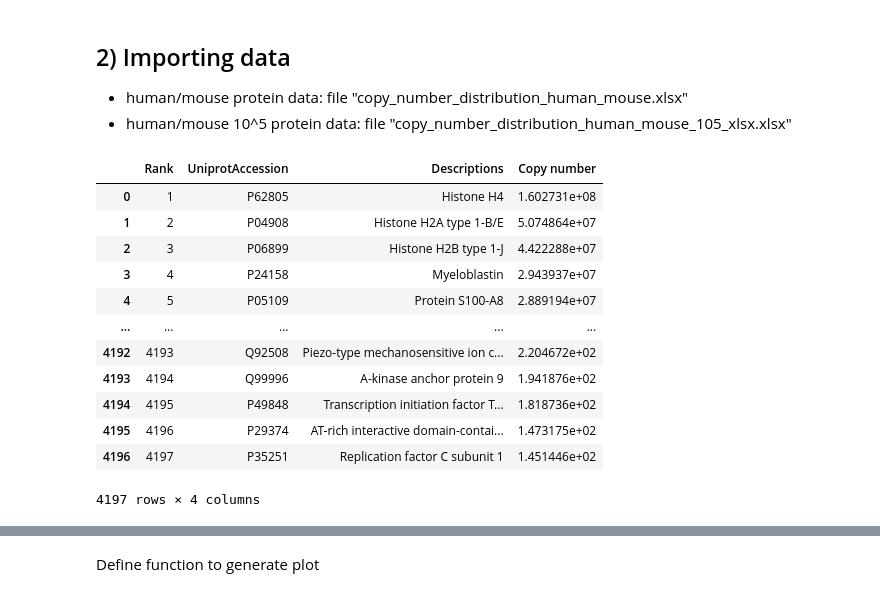
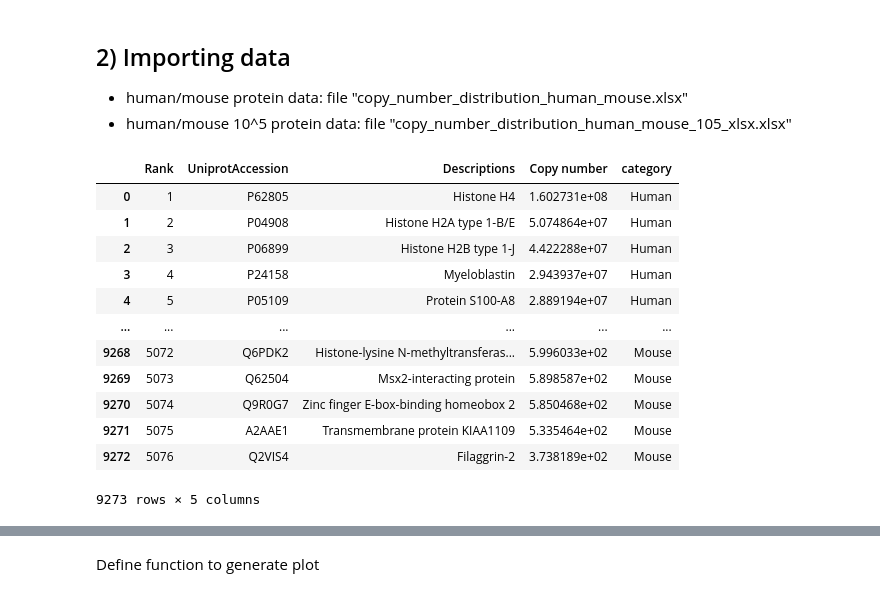
Before and after one commit to voidsailor/protein_abundance_visualization, a Jupyter notebook: protein_profile_vis.ipynb, the cells around one changed output, grey strips where cells are left out. Drawn from its saved outputs; the diff is of its cells as text; code cells hidden in the pictures.

Commit message:
generalized script to read multiple sheets

```diff
--- a/protein_profile_vis.ipynb
+++ b/protein_profile_vis.ipynb
@@ -40,26 +40,31 @@ from bokeh.io import output_notebook, output_file, export_svg  # output visualiz
 - human/mouse protein data: file "copy_number_distribution_human_mouse.xlsx"
 - human/mouse 10^5 protein data: file "copy_number_distribution_human_mouse_105_xlsx.xlsx"
 # %%
-human_data_105 = pd.read_excel(
-    'copy_number_distribution_human_mouse_105.xlsx',
-    sheet_name='Human')
+def read_data(path, sheet_names):
+    data = {}
 
-mouse_data_105 = pd.read_excel(
-    'copy_number_distribution_human_mouse_105.xlsx',
-    sheet_name='Mouse')
+    for sheet_name in sheet_names:
+        df = pd.read_excel(path, sheet_name=sheet_name)
+        df['category'] = sheet_name
+        data[sheet_name] = df
+
+    merged_data = pd.concat(
+        [sheet for sheet in data.values()],
+        ignore_index=True,
+        keys=data.keys())
+
+    return merged_data
+# %% [output]
+|  | Rank | UniprotAccession | Descriptions | Copy number | category |
+| 0 | 1 | P62805 | Histone H4 | 1.602731e+08 | Human |
+| 1 | 2 | P04908 | Histone H2A type 1-B/E | 5.074864e+07 | Human |
+| 2 | 3 | P06899 | Histone H2B type 1-J | 4.422288e+07 | Human |
+| 3 | 4 | P24158 | Myeloblastin | 2.943937e+07 | Human |
+| 4 | 5 | P05109 | Protein S100-A8 | 2.889194e+07 | Human |
+| ... | ... | ... | ... | ... | ... |
+| 9268 | 5072 | Q6PDK2 | Histone-lysine N-methyltransferas... | 5.996033e+02 | Mouse |
+| 9269 | 5073 | Q62504 | Msx2-interacting protein | 5.898587e+02 | Mouse |
+| 9270 | 5074 | Q9R0G7 | Zinc finger E-box-binding homeobox 2 | 5.850468e+02 | Mouse |
+| 9271 | 5075 | A2AAE1 | Transmembrane protein KIAA1109 | 5.335464e+02 | Mouse |
+| 9272 | 5076 | Q2VIS4 | Filaggrin-2 | 3.738189e+02 | Mouse |
+9273 rows × 5 columns
-# %%
-human_data_105
-# %% [output]
-|  | Rank | UniprotAccession | Descriptions | Copy number |
-| 0 | 1 | P62805 | Histone H4 | 1.602731e+08 |
-| 1 | 2 | P04908 | Histone H2A type 1-B/E | 5.074864e+07 |
-| 2 | 3 | P06899 | Histone H2B type 1-J | 4.422288e+07 |
-| 3 | 4 | P24158 | Myeloblastin | 2.943937e+07 |
-| 4 | 5 | P05109 | Protein S100-A8 | 2.889194e+07 |
-| ... | ... | ... | ... | ... |
-| 4192 | 4193 | Q92508 | Piezo-type mechanosensitive ion c... | 2.204672e+02 |
-| 4193 | 4194 | Q99996 | A-kinase anchor protein 9 | 1.941876e+02 |
-| 4194 | 4195 | P49848 | Transcription initiation factor T... | 1.818736e+02 |
-| 4195 | 4196 | P29374 | AT-rich interactive domain-contai... | 1.473175e+02 |
-| 4196 | 4197 | P35251 | Replication factor C subunit 1 | 1.451446e+02 |
-4197 rows × 4 columns
```
Also changed, not shown: parts of 5 cells of this notebook.
